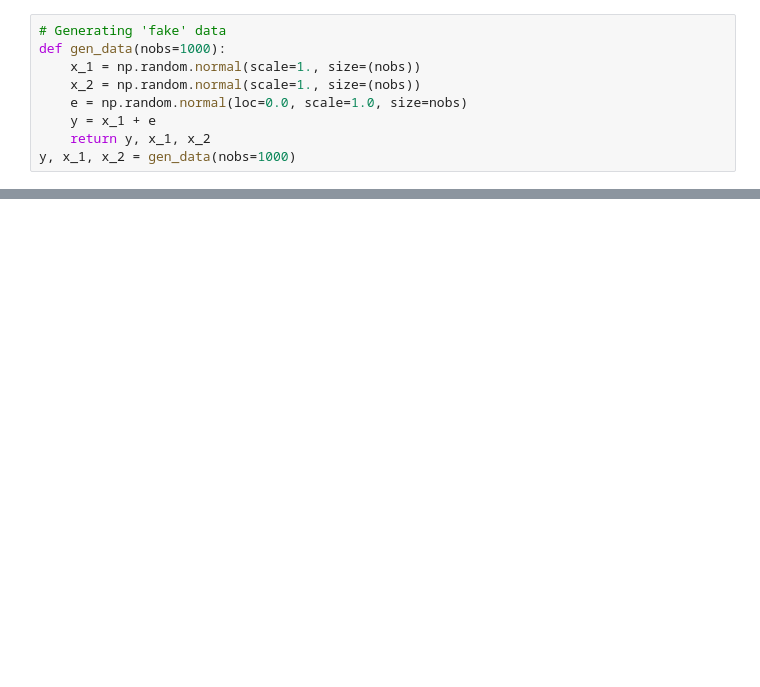
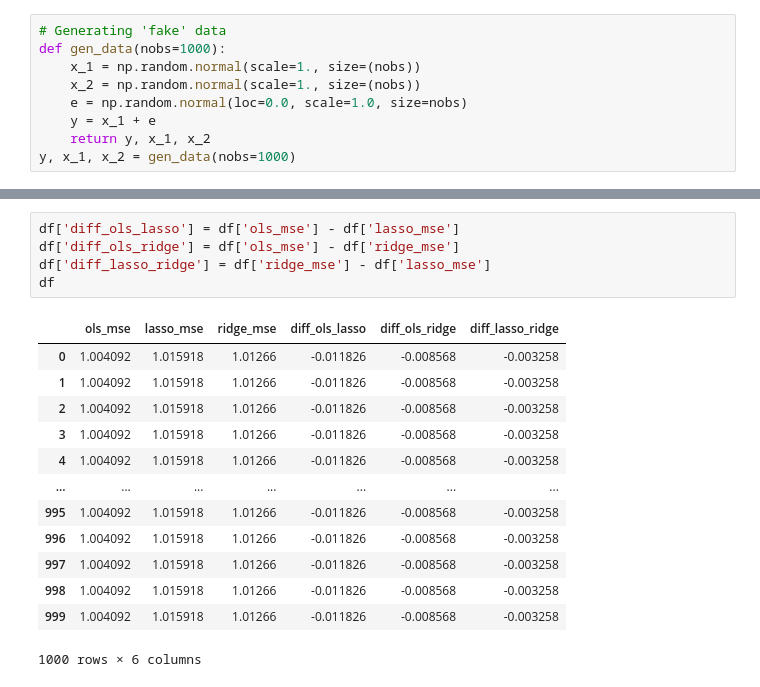
Before and after one commit to ericschulman/nonparam_vuong, a Jupyter notebook: lasso/lasso_est1.ipynb, the cells around one changed output, grey strips where cells are left out. Cells and saved outputs as stored; diff of their text form; blank space fills up the shorter version.

```diff
--- a/lasso/lasso_est1.ipynb
+++ b/lasso/lasso_est1.ipynb
@@ -31,0 +96,19 @@ print(setup_test(y, x_1, x_2))
+# %%
+df['diff_ols_lasso'] = df['ols_mse'] - df['lasso_mse']
+df['diff_ols_ridge'] = df['ols_mse'] - df['ridge_mse']
+df['diff_lasso_ridge'] = df['ridge_mse'] - df['lasso_mse']
+df
+# %% [output]
+|  | ols_mse | lasso_mse | ridge_mse | diff_ols_lasso | diff_ols_ridge | diff_lasso_ridge |
+| 0 | 1.004092 | 1.015918 | 1.01266 | -0.011826 | -0.008568 | -0.003258 |
+| 1 | 1.004092 | 1.015918 | 1.01266 | -0.011826 | -0.008568 | -0.003258 |
+| 2 | 1.004092 | 1.015918 | 1.01266 | -0.011826 | -0.008568 | -0.003258 |
+| 3 | 1.004092 | 1.015918 | 1.01266 | -0.011826 | -0.008568 | -0.003258 |
+| 4 | 1.004092 | 1.015918 | 1.01266 | -0.011826 | -0.008568 | -0.003258 |
+| ... | ... | ... | ... | ... | ... | ... |
+| 995 | 1.004092 | 1.015918 | 1.01266 | -0.011826 | -0.008568 | -0.003258 |
+| 996 | 1.004092 | 1.015918 | 1.01266 | -0.011826 | -0.008568 | -0.003258 |
+| 997 | 1.004092 | 1.015918 | 1.01266 | -0.011826 | -0.008568 | -0.003258 |
+| 998 | 1.004092 | 1.015918 | 1.01266 | -0.011826 | -0.008568 | -0.003258 |
+| 999 | 1.004092 | 1.015918 | 1.01266 | -0.011826 | -0.008568 | -0.003258 |
+1000 rows × 6 columns
```
Also changed, not shown: parts of 7 cells of this notebook.
